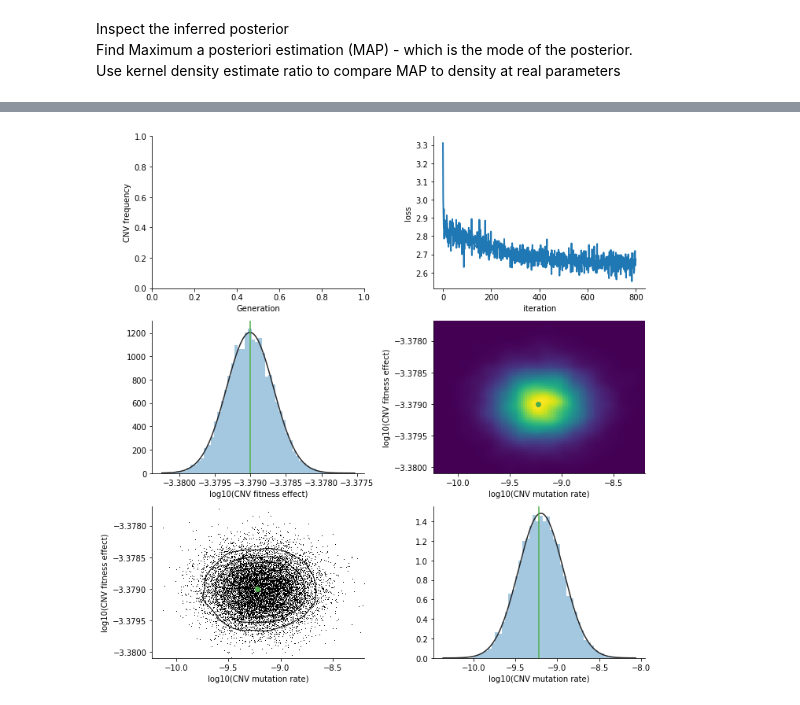
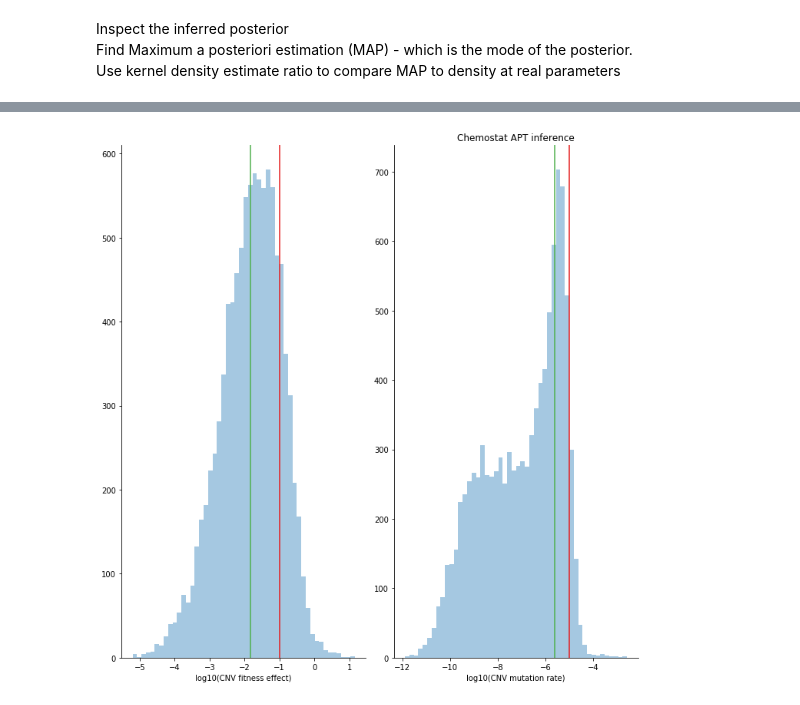
Before and after one commit to graceave/cnv_sims_inference, a Jupyter notebook: cnv_delfi.ipynb, the cells around one changed output, grey strips where cells are left out. Drawn from its saved outputs; the diff is of its cells as text; code cells hidden in the pictures.

```diff
--- a/cnv_delfi.ipynb
+++ b/cnv_delfi.ipynb
@@ -283,0 +461,20 @@ All figures together
+# %%
+# inference object
+resChemo = infer.APT(g_Chemo,
+                  obs=obs_statsChemo,
+                  n_hiddens=n_hiddens,
+                  seed=seed_inf,
+                  pilot_samples=pilot_samples,
+                  n_mades=n_mades,
+                  prior_norm=prior_norm,
+                  density=density)
+# train
+logChemo, _, posteriorChemo = resChemo.run(
+                    n_train=n_train,
+                    n_rounds=n_rounds,
+                    minibatch=minibatch,
+                    epochs=epochs,
+                    silent_fail=False,
+                    proposal='prior',
+                    val_frac=val_frac,
+                    verbose=True,)
@@ -284,5 +494,5 @@ All figures together
 # %%
-posterior_samples = [posterior[0].gen(10000)]
+posterior_samples = [posteriorChemo[0].gen(10000)]
 fitness_samples = posterior_samples[0][:,0]
 mut_samples = posterior_samples[0][:,1]
 #calculations kde
@@ -300,49 +510,31 @@ density = np.reshape(kernel(positions).T, s_range.shape)
 ##
 #estimates for parameters from the posterior (MAP - highest probability in posterior)
 idx = np.argmax(density, axis=None)
-s_est = positions[0,idx]
-μ_est = positions[1,idx]
+param_guess = np.array([positions[0,idx],positions[1,idx]])
+def kernelminus(x):
+    return -kernel(x)
+s_est, μ_est = scipy.optimize.minimize(kernelminus,param_guess, method ='Nelder-Mead',
+ options={'disp': True}).x
+
+fig, axes = plt.subplots(1, 2, figsize=(10, 10))
+
+# marginal
+sns.distplot(fitness_samples, bins=50, kde=False, ax=axes[0])
+sns.distplot(mut_samples, bins=50, kde=False, ax=axes[1])
+
+axes[0].axvline(true_params[0], color=red, label="simulation parameter")
+axes[0].axvline(s_est, color=green, label="MAP estimate")
+axes[0].legend()
+axes[1].axvline(true_params[1], color=red, label="simulation parameter")
+axes[1].axvline(μ_est, color=green, label="MAP estimate")
+axes[1].legend()
 
 
-fig, axes = plt.subplots(3, 2, figsize=(10, 10))
-
-# observed
-#axes[0,0].plot(obs['generation'],obs['data'])
-axes[0,0].set(ylabel='CNV frequency', xlabel='Generation')
-#axes[0,0].set_title('observed data\nfitness: ' + str(true_params[0]) + '\nmutation: ' + str(true_params[1]))
-
-axes[0,1].plot(log[0]['loss'],lw=2)
-axes[0,1].set(xlabel='iteration', ylabel='loss')
-
-# marginal
-sns.distplot(fitness_samples, bins=50, fit=scipy.stats.norm, kde=False, ax=axes[1,0]) #change the fit
-sns.distplot(mut_samples, bins=50, fit=scipy.stats.norm, kde=False, ax=axes[2,1]) # change the fit
-
-#axes[1,0].axvline(true_params[0], color=red)
-axes[1,0].axvline(s_est, color=green)
-#axes[2,1].axvline(true_params[1], color=red)
-axes[2,1].axvline(μ_est, color=green)
-
-
-# joint
-axes[1,1].pcolormesh(μ_range, s_range, density)
-#axes[1,1].plot(true_params[1], true_params[0], color=red, marker='o')
-axes[1,1].plot(μ_est, s_est, color=green, marker='o')
-
-axes[2,0].plot(mut_samples, fitness_samples, ',k')
-#axes[2,0].plot(true_params[1], true_params[0], color=red, marker='o')
-axes[2,0].plot(μ_est, s_est, color=green, marker='o')
-axes[2,0].contour(μ_range, s_range, density, colors='k', linewidths=1)
-
-axes[1,0].set(xlabel='log10(CNV fitness effect)')
-axes[1,1].set(xlabel='log10(CNV mutation rate)', ylabel='log10(CNV fitness effect)')
-axes[2,0].set(xlabel='log10(CNV mutation rate)', ylabel='log10(CNV fitness effect)')
-axes[2,1].set(xlabel='log10(CNV mutation rate)')
+axes[0].set(xlabel='log10(CNV fitness effect)')
+axes[1].set(xlabel='log10(CNV mutation rate)')
 
 
 fig.tight_layout()
-plt.title('')
+plt.title('Chemostat APT inference')
 sns.despine()
-outfile = 'delfi_REAL8'
-plt.savefig(outfile + '.pdf')
 # %% [output]
@@ -349 +545 @@ plt.savefig(outfile + '.pdf')
-[figure, old version]
+[figure, new version]
```
Also changed, not shown: parts of 34 cells of this notebook.
